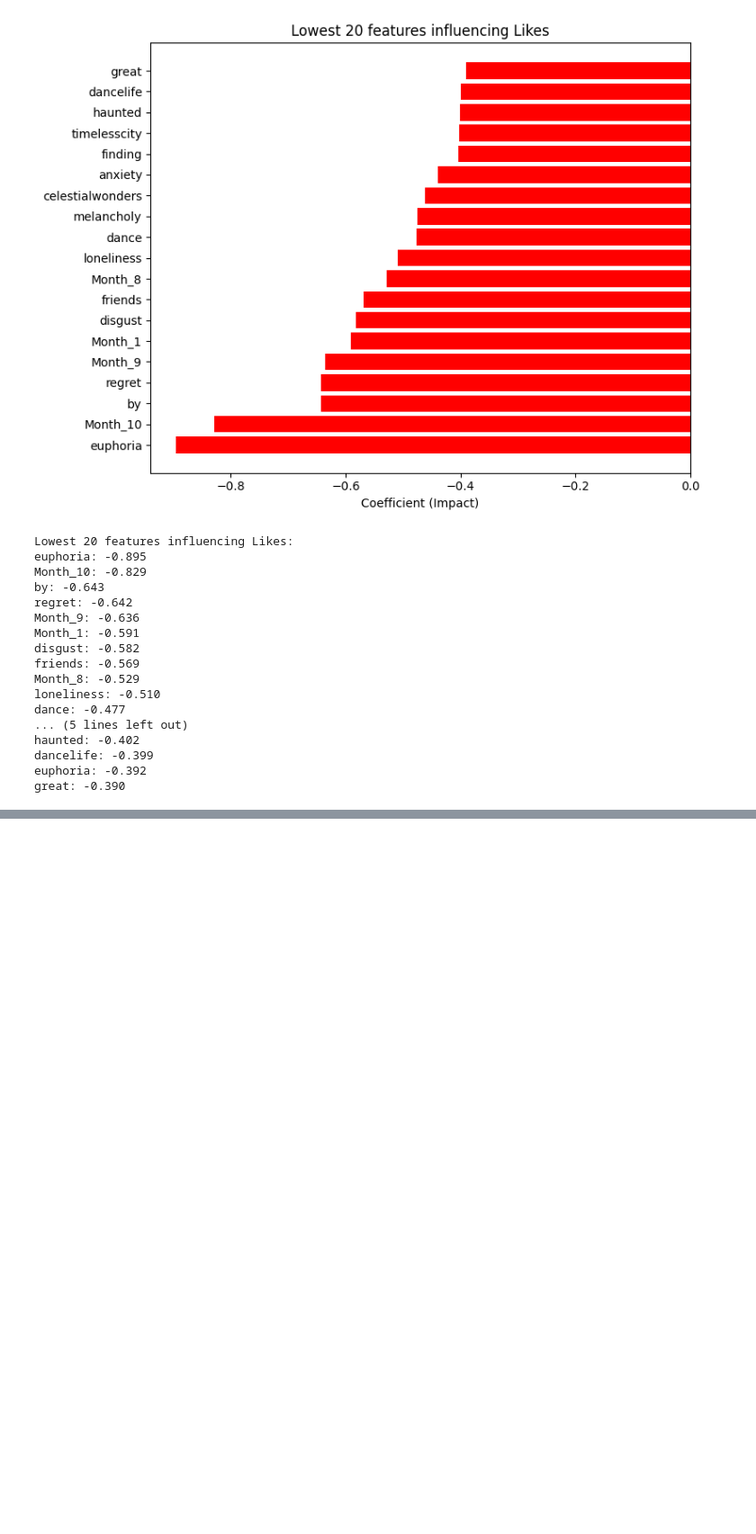
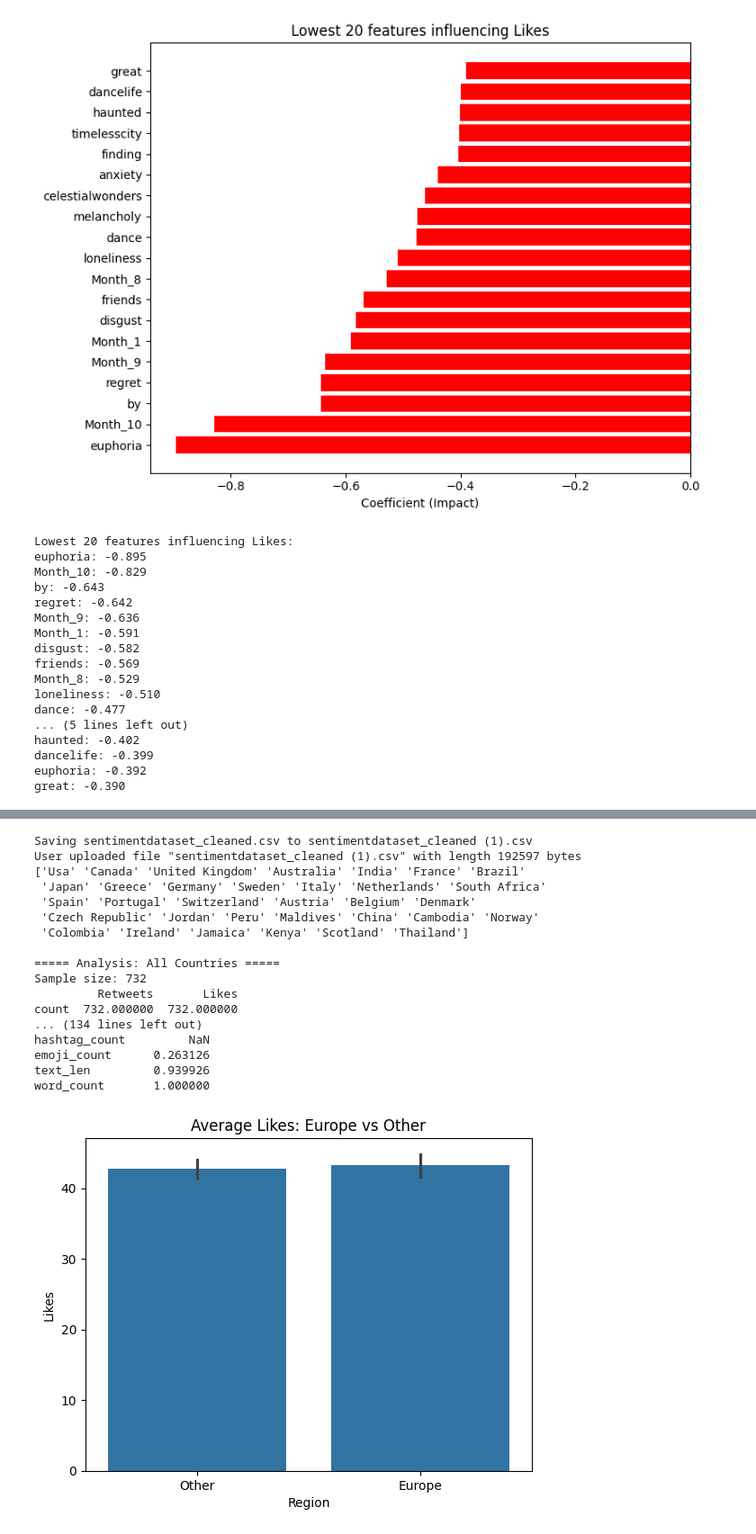
Before and after one commit to yl13340-dev/Data-Science-Bootcamp-Section-1-, a Jupyter notebook: European_countries_Nate.ipynb, the cells around one changed output, grey strips where cells are left out. Shown at 90% size. Saved outputs shown, nothing was run; the diff lists cells and outputs as text; code cells hidden in the pictures; blank space fills up the shorter version.

```diff
--- a/European_countries_Nate.ipynb
+++ b/European_countries_Nate.ipynb
@@ -457,3 +457,60 @@ haunted: -0.402
 dancelife: -0.399
 euphoria: -0.392
 great: -0.390
+# %%
+import pandas as pd
+from google.colab import files
+import seaborn as sns
+import matplotlib.pyplot as plt
+
+# 1. Upload file
+uploaded = files.upload()
+for fn in uploaded.keys():
+    print(f'User uploaded file "{fn}" with length {len(uploaded[fn])} bytes')
+
+# 2. Read dataset
+df = pd.read_csv("sentimentdataset_cleaned.csv")
+
+# Show unique country names
+print(df["Country"].unique())
+
+# 3. Define European countries
+europe_countries = [
+    "United Kingdom", "France", "Greece", "Sweden", "Italy", "Netherlands",
+    "Germany", "Spain", "Portugal", "Switzerland", "Austria", "Belgium",
+    "Denmark", "Czech Republic", "Norway", "Ireland", "Scotland"
+]
+
+df_europe = df[df["Country"].isin(europe_countries)]
+
+# 4. Analysis function
+def analyze_group(df, group_name="All Countries"):
+    print(f"\n===== Analysis: {group_name} =====")
+    print(f"Sample size: {len(df)}")
+    print(df[["Retweets", "Likes"]].describe())
+
+    features = ["Platform", "Sentiment", "hashtag_count", "emoji_count", "LengthGroup"]
+    for col in features:
+        summary = df.groupby(col)[["Retweets", "Likes"]].mean().reset_index()
+        print(f"\nAverage interactions by {col}:")
+        print(summary)
+
+    corr = df[["Retweets", "Likes", "hashtag_count", "emoji_count", "text_len", "word_count"]].corr()
+    print("\nCorrelation matrix:")
+    print(corr)
+
+# 5. Run analysis for all countries and Europe
+analyze_group(df, "All Countries")
+analyze_group(df_europe, "Europe")
+
+# 6. Visualization: Europe vs Other
+df["Region"] = df["Country"].apply(lambda x: "Europe" if x in europe_countries else "Other")
+
+sns.barplot(data=df, x="Region", y="Likes")
+plt.title("Average Likes: Europe vs Other")
+plt.show()
+
+sns.barplot(data=df, x="Region", y="Retweets")
+plt.title("Average Retweets: Europe vs Other")
+plt.show()
+# %% [output]
@@ -459,0 +518,18 @@ great: -0.390
+Saving sentimentdataset_cleaned.csv to sentimentdataset_cleaned (1).csv
+User uploaded file "sentimentdataset_cleaned (1).csv" with length 192597 bytes
+['Usa' 'Canada' 'United Kingdom' 'Australia' 'India' 'France' 'Brazil'
+ 'Japan' 'Greece' 'Germany' 'Sweden' 'Italy' 'Netherlands' 'South Africa'
+ 'Spain' 'Portugal' 'Switzerland' 'Austria' 'Belgium' 'Denmark'
+ 'Czech Republic' 'Jordan' 'Peru' 'Maldives' 'China' 'Cambodia' 'Norway'
+ 'Colombia' 'Ireland' 'Jamaica' 'Kenya' 'Scotland' 'Thailand']
+
+===== Analysis: All Countries =====
+Sample size: 732
+         Retweets       Likes
+count  732.000000  732.000000
+... (134 lines left out)
+hashtag_count         NaN
+emoji_count      0.263126
+text_len         0.939926
+word_count       1.000000
+[figure, added]
```
Also changed, not shown: parts of 4 cells of this notebook.
